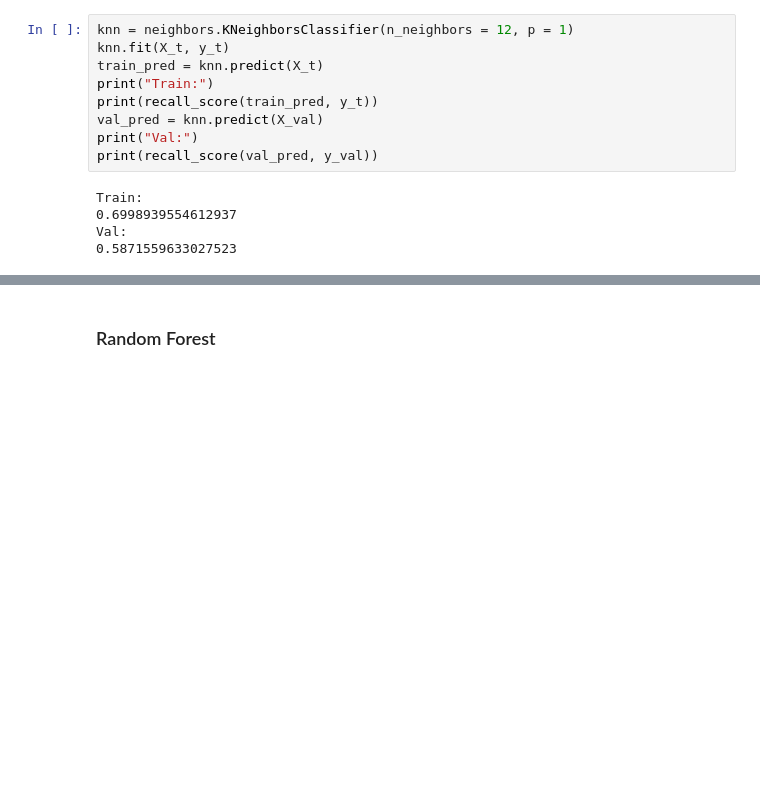
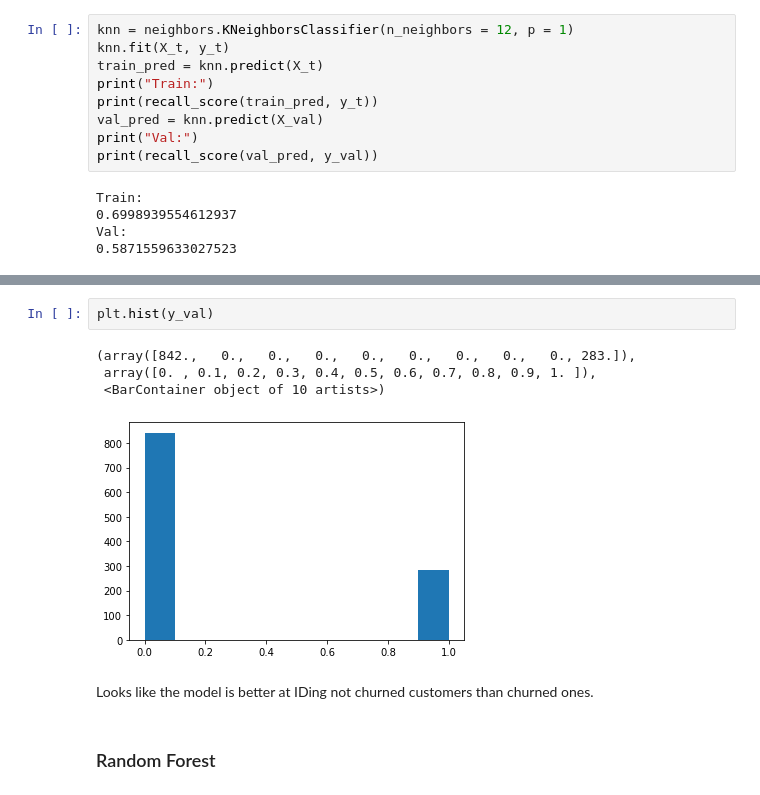
Before and after one commit to Booandlean/Telco_Customer_Churn-, a Jupyter notebook: Recall_modeling.ipynb, the cells around one changed output, grey strips where cells are left out. Drawn from its saved outputs; the diff is of its cells as text; blank space fills up the shorter version.

Commit message:
final model done

```diff
--- a/Recall_modeling.ipynb
+++ b/Recall_modeling.ipynb
@@ -207,3 +226,12 @@ Val:
+# %%
+plt.hist(y_val)
+# %% [output]
+(array([842.,   0.,   0.,   0.,   0.,   0.,   0.,   0.,   0., 283.]),
+ array([0. , 0.1, 0.2, 0.3, 0.4, 0.5, 0.6, 0.7, 0.8, 0.9, 1. ]),
+ <BarContainer object of 10 artists>)
+[figure, added]
+# %% [markdown]
+Looks like the model is better at IDing not churned customers than churned ones.
 # %% [markdown]
 ### Random Forest
 # %% [markdown]
```
Also changed, not shown: parts of 9 cells of this notebook, 5 other files.
